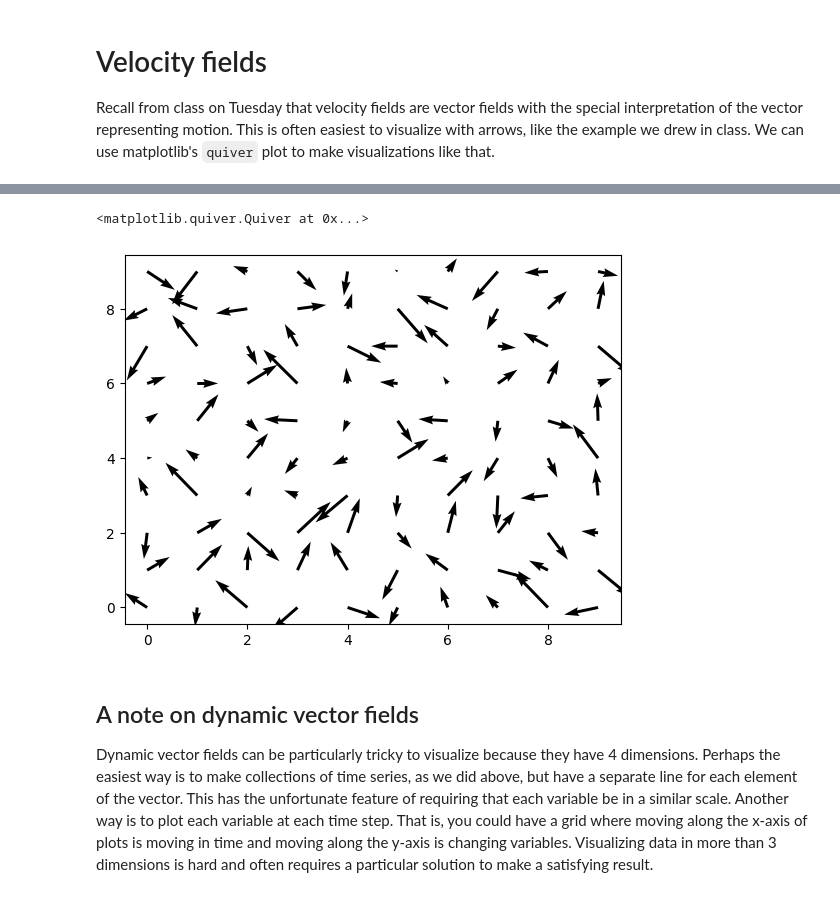
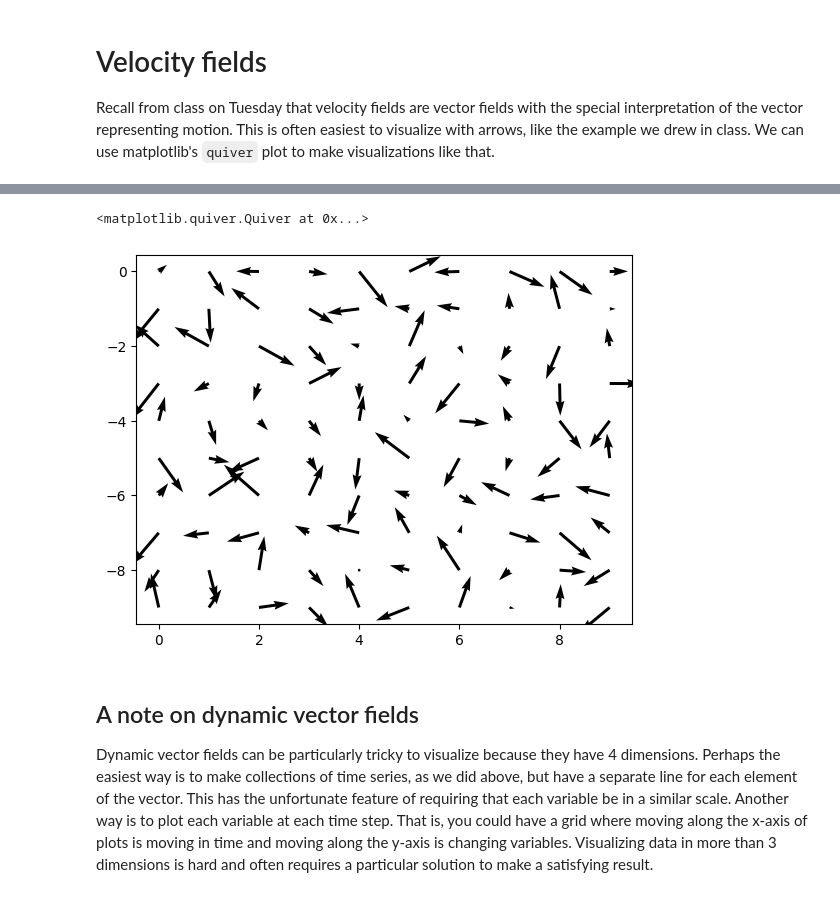
Before and after one commit to joelferg/spatial_data_analysis, a Jupyter notebook: lectures/Class Feb 12.ipynb, the cells around one changed output, grey strips where cells are left out. Cells and saved outputs as stored; diff of their text form; code cells hidden in the pictures.

```diff
--- a/lectures/Class Feb 12.ipynb
+++ b/lectures/Class Feb 12.ipynb
@@ -94,9 +120,10 @@ Recall from class on Tuesday that velocity fields are vector fields with the spe
 # %%
 wind_dir = np.random.rand(10,10,2)-0.5 # 2 wind direction components, subtract 0.5 so values are in [-0.5,0.5]
-plt.quiver(wind_dir[:,:,0],wind_dir[:,:,1])
+plt.quiver(*np.meshgrid(np.arange(0,10,1),-1*np.arange(0,10,1)),
+           wind_dir[:,:,0],wind_dir[:,:,1])
 # %% [output]
 <matplotlib.quiver.Quiver at 0x...>
-[figure, old version]
+[figure, new version]
 # %% [markdown]
 ## A note on dynamic vector fields
 
```
Also changed, not shown: parts of 10 cells of this notebook, 1 other file.
